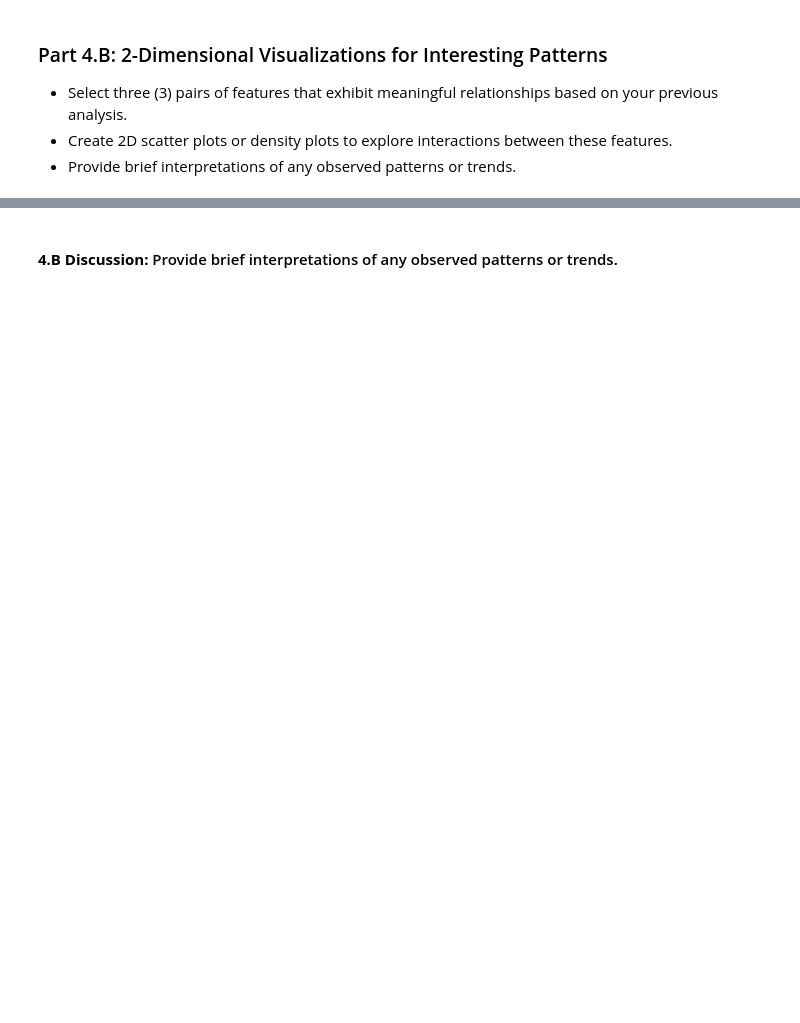
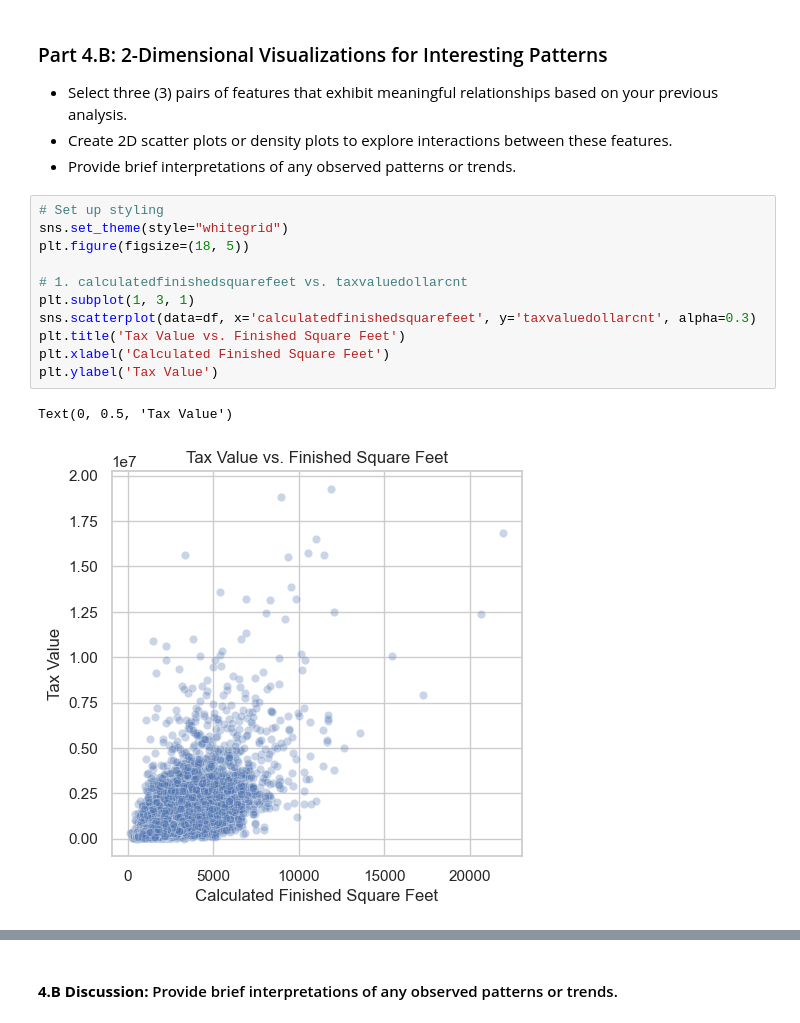
Before and after one commit to DaeheeCodes/BU-DX603, a Jupyter notebook: Milestone_01.ipynb, the cells around one changed output, grey strips where cells are left out. Saved outputs shown, nothing was run; the diff lists cells and outputs as text; blank space fills up the shorter version.

```diff
--- a/Milestone_01.ipynb
+++ b/Milestone_01.ipynb
@@ -670,3 +794,17 @@ Pay particular attention to especially interesting and/or strongly correlated fe
    - Select three (3) pairs of features that exhibit meaningful relationships based on your previous analysis.
    - Create 2D scatter plots or density plots to explore interactions between these features.
    - Provide brief interpretations of any observed patterns or trends.
+# %%
+# Set up styling
+sns.set_theme(style="whitegrid")
+plt.figure(figsize=(18, 5))
+
+# 1. calculatedfinishedsquarefeet vs. taxvaluedollarcnt
+plt.subplot(1, 3, 1)
+sns.scatterplot(data=df, x='calculatedfinishedsquarefeet', y='taxvaluedollarcnt', alpha=0.3)
+plt.title('Tax Value vs. Finished Square Feet')
+plt.xlabel('Calculated Finished Square Feet')
+plt.ylabel('Tax Value')
+# %% [output]
+Text(0, 0.5, 'Tax Value')
+[figure, added]
```
Also changed, not shown: parts of 17 cells of this notebook.
